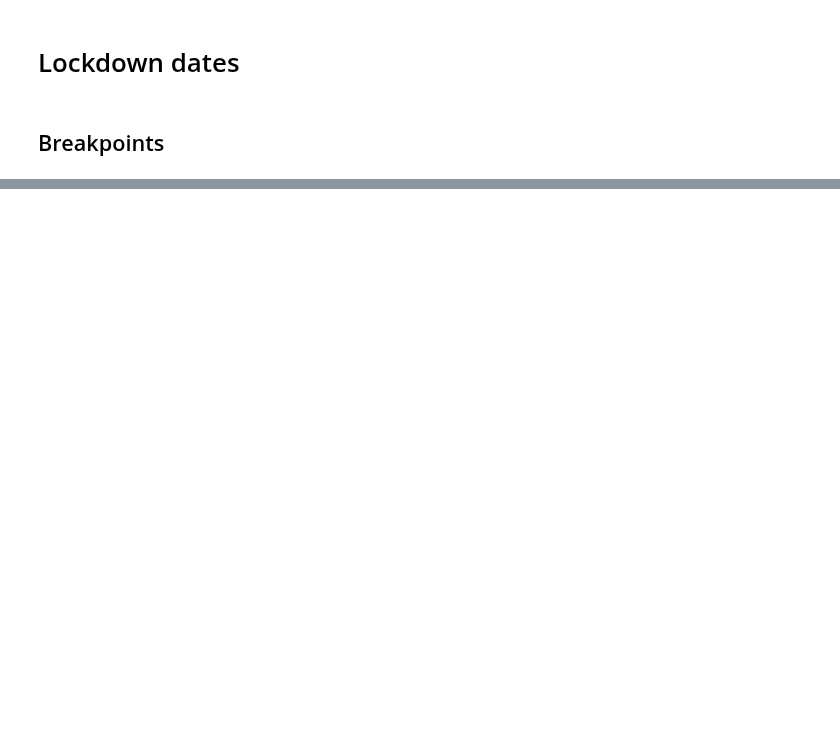
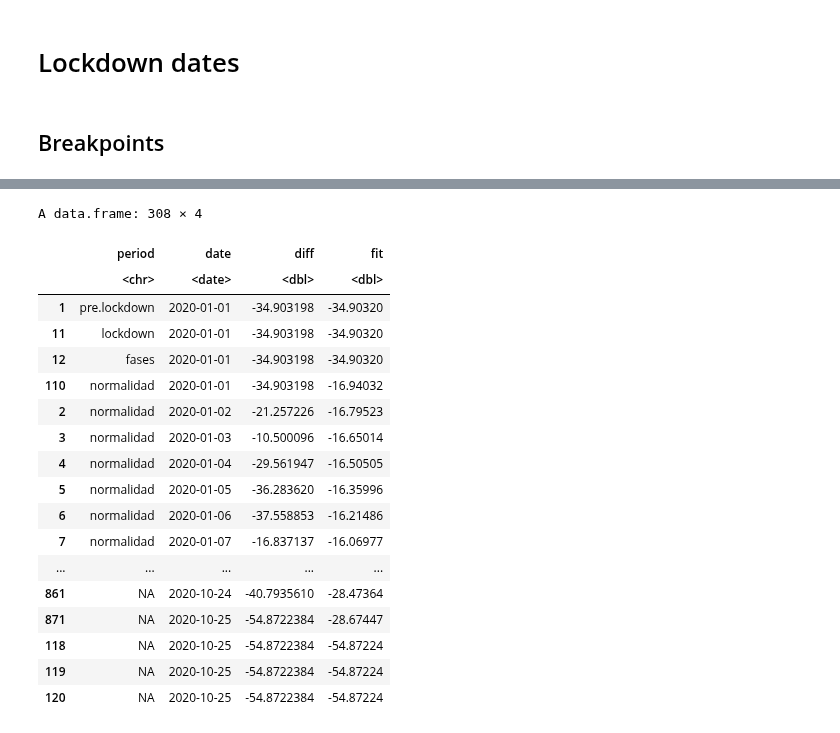
Before and after one commit to Jaimedgp/AirQualityCOVID, a Jupyter notebook: notebooks/Analysis/Spain/Breakpoints.ipynb, the cells around one changed output, grey strips where cells are left out. Saved outputs shown, nothing was run; the diff lists cells and outputs as text; code cells hidden in the pictures; blank space fills up the shorter version.

```diff
--- a/notebooks/Analysis/Spain/Breakpoints.ipynb
+++ b/notebooks/Analysis/Spain/Breakpoints.ipynb
@@ -121 +116,23 @@ ERROR: Error: Problem with `filter()` input `..1`.
+# %%
+change
+# %% [output]
+A data.frame: 308 × 4
+|  | period | date | diff | fit |
+|  | <chr> | <date> | <dbl> | <dbl> |
+| 1 | pre.lockdown | 2020-01-01 | -34.903198 | -34.90320 |
+| 11 | lockdown | 2020-01-01 | -34.903198 | -34.90320 |
+| 12 | fases | 2020-01-01 | -34.903198 | -34.90320 |
+| 110 | normalidad | 2020-01-01 | -34.903198 | -16.94032 |
+| 2 | normalidad | 2020-01-02 | -21.257226 | -16.79523 |
+| 3 | normalidad | 2020-01-03 | -10.500096 | -16.65014 |
+| 4 | normalidad | 2020-01-04 | -29.561947 | -16.50505 |
+| 5 | normalidad | 2020-01-05 | -36.283620 | -16.35996 |
+| 6 | normalidad | 2020-01-06 | -37.558853 | -16.21486 |
+| 7 | normalidad | 2020-01-07 | -16.837137 | -16.06977 |
+| ... | ... | ... | ... | ... |
+| 861 | NA | 2020-10-24 | -40.7935610 | -28.47364 |
+| 871 | NA | 2020-10-25 | -54.8722384 | -28.67447 |
+| 118 | NA | 2020-10-25 | -54.8722384 | -54.87224 |
+| 119 | NA | 2020-10-25 | -54.8722384 | -54.87224 |
+| 120 | NA | 2020-10-25 | -54.8722384 | -54.87224 |
 # %%
```
Also changed, not shown: parts of 8 cells of this notebook, 1 other file.
